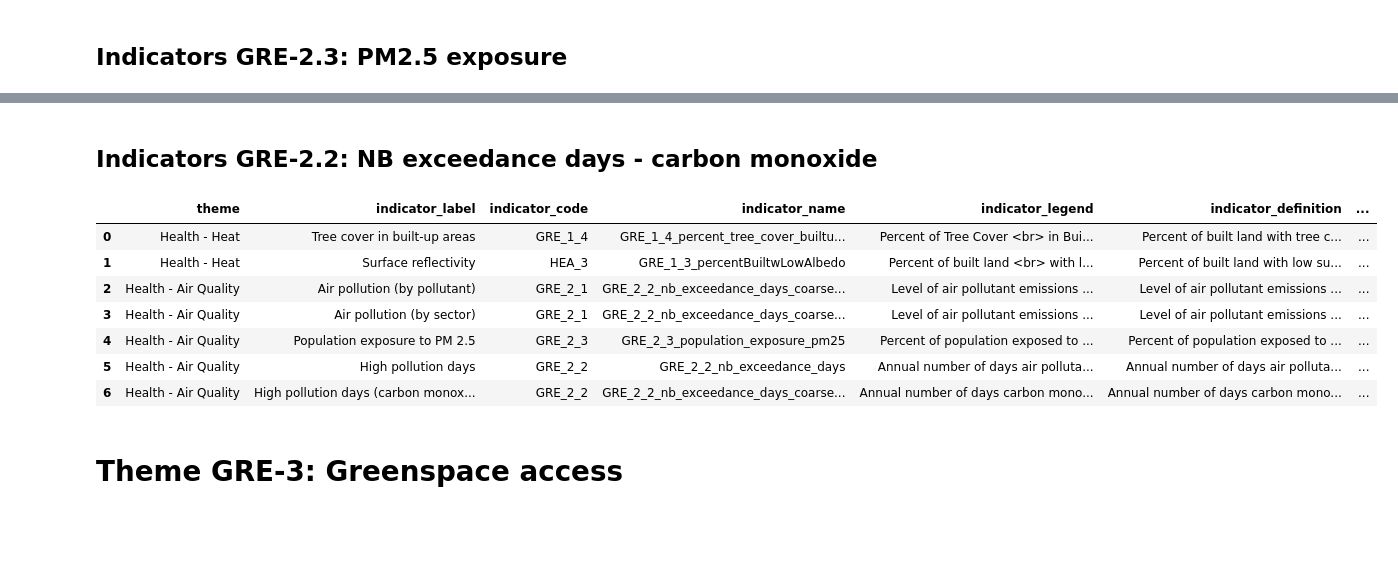
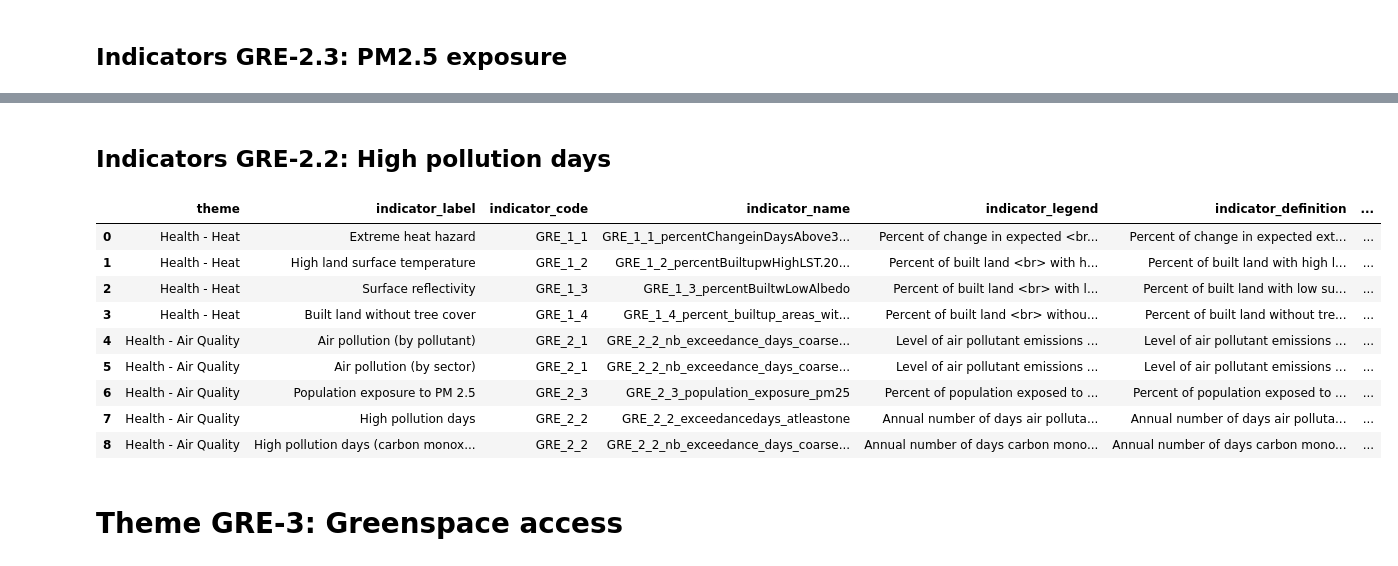
Before and after one commit to wri/cities-cities4forests-indicators, a Jupyter notebook: scripts/define-indicators.ipynb, the cells around one changed output, grey strips where cells are left out. Drawn from its saved outputs; the diff is of its cells as text; code cells hidden in the pictures; blank space fills up the shorter version.

Commit message:
GRE 2-2 High pollution days

```diff
--- a/scripts/define-indicators.ipynb
+++ b/scripts/define-indicators.ipynb
@@ -50,7 +53,7 @@ indicators_definitions
 # %%
 indicators_definitions = indicators_definitions.append({'theme' : 'Health - Heat',
                                                         'indicator_label' : 'Surface reflectivity',
-                                                        'indicator_code' : 'HEA_3',
+                                                        'indicator_code' : 'GRE_1_3',
                                                         'indicator_name' : 'GRE_1_3_percentBuiltwLowAlbedo',
                                                         'indicator_legend': 'Percent of built land <br> with low surface reflectivity (%)',
                                                        'indicator_definition' : 'Percent of built land with low surface reflectivity (below 0.2 albedo)',
@@ -65,0 +72,27 @@ indicators_definitions
+# %%
+# Tree cover in built-up areas
+# indicators_definitions = indicators_definitions.append({'theme' : 'Health - Heat',
+#                                                         'indicator_label' : 'Tree cover in built-up areas',
+#                                                         'indicator_code' : 'GRE_1_4',
+#                                                         'indicator_name' : 'GRE_1_4_percent_tree_cover_builtup_areas',
+#                                                         'indicator_legend': 'Percent of Tree Cover <br> in Built Land (%)',
+#                                                        'indicator_definition' : 'Percent of built land with tree cover',
+#                                                        'data_sources' : 'Tree Mosaic Land, ESA World Cover',
+#                                                        'importance' : 'This indicator can identify areas of a city without significant tree cover and therefore lacking in shade and evapotranspiration that can reduce local heat. Areas with low tree cover may be candidates in which to install measures--such as trees, other vegetation, or solar reflective roofs and pavements--that will reduce the heat retained locally or otherwise cool the immediate area.',
+#                                                        'methods' : 'This indicator uses 10-meter resolution tree cover data for 2020 from the Trees in Mosaic Landscapes dataset as retrieved from Earth Engine. Percent tree cover for each pixel of built land are derived using the built-up class from ESA WorldCover as a mask. '},
+#                                                        ignore_index = True)
+
+# Percent of built land without tree cover
+
+indicators_definitions = indicators_definitions.append({'theme' : 'Health - Heat',
+                                                        'indicator_label' : 'Built land without tree cover',
+                                                        'indicator_code' : 'GRE_1_4',
+                                                        'indicator_name' : 'GRE_1_4_percent_builtup_areas_without_tree_cover',
+                                                        'indicator_legend': 'Percent of built land <br> without tree cover (%)',
+                                                       'indicator_definition' : 'Percent of built land without tree cover',
+                                                       'data_sources' : 'Tree Mosaic Land, ESA World Cover',
+                                                       'importance' : 'This indicator can identify areas of a city without significant tree cover and therefore lacking in shade and evapotranspiration that can reduce local heat. Areas with low tree cover may be candidates in which to install measures--such as trees, other vegetation, or solar reflective roofs and pavements--that will reduce the heat retained locally or otherwise cool the immediate area.',
+                                                       'methods' : 'This indicator uses 10-meter resolution tree cover data for 2020 from the <a href="https://resourcewatch.org/data/explore/Trees-in-Mosaic-Landscapes">Trees in Mosaic Landscapes dataset</a> as retrieved from Earth Engine. Tree cover for each pixel of built land is derived using the built-up class from <a href="https://developers.google.com/earth-engine/datasets/catalog/ESA_WorldCover_v100">ESA WorldCover</a> as a mask of non-zero tree cover pixels. The number of built pixels with tree cover and all built pixels are counted and divided to calculate percent of built land with tree cover. This value for percent tree cover is then inverted to derive a value for percent of built-up land without tree cover.'},
+                                                       ignore_index = True)
+
+indicators_definitions
@@ -122,50 +165,43 @@ indicators_definitions
 # %% [markdown]
-## Indicators GRE-2.2: NB exceedance days - carbon monoxide
+## Indicators GRE-2.2: High pollution days
 # %%
-# indicators_definitions = indicators_definitions.append({'theme' : 'Health - Air Quality',
-#                                                         'indicator_label' : 'Nb days air pollution (carbon monoxide)',
-#                                                         'indicator_code' : 'GRE_2_2',
-#                                                         'indicator_name' : 'GRE_2_2_nb_exceedance_days_carbon_monoxide',
-#                                                         'indicator_legend': 'Nb days exccedance standard </br> carbon monoxide',
-#                                                        'indicator_definition' : 'Number of days with concentration in Carbon Monoxide higher than WHO standard',
-#                                                        'data_sources' : 'CAMS',
-#                                                        'importance' : '',
-#                                                        'methods' : ''},
-#                                                        ignore_index = True)
-# indicators_definitions
+
 
 indicators_definitions = indicators_definitions.append({'theme' : 'Health - Air Quality',
                                                         'indicator_label' : 'High pollution days',
                                                         'indicator_code' : 'GRE_2_2',
-                                                        'indicator_name' : 'GRE_2_2_nb_exceedance_days',
+                                                        # 'indicator_name' : 'GRE_2_2_nb_exceedance_days',
+                                                        'indicator_name' : 'GRE_2_2_exceedancedays_atleastone',
                                                         'indicator_legend': 'Annual number of days air pollutants <br> are above WHO air quality standards',
                                                        'indicator_definition' : 'Annual number of days air pollutants are above WHO air quality standards',
                                                        'data_sources' : 'CAMS, WHO',
                                                        'importance' : 'Exposure to high concentrations of air pollutants increases the probability of developing serious health conditions, reduced lung function, increased susceptibility to respiratory infections, and aggravated asthma. Long-term exposure increases the probability of developing chronic conditions like stroke-susceptibility, heart disease, and cancer. This indicator can help public health officials determine which air pollutants are present at levels dangerous to human health, and for how many days each year the population is exposed to them.',
                                                        'methods' : 'Our data come from <a href="https://www.ecmwf.int/en/forecasts/dataset/cams-global-reanalysis">the CAMS Global Reanalysis EAC4 dataset</a> of the Copernicus Atmosphere Monitoring Service (CAMS), which combines satellite monitoring of pollutant concentrations with atmospheric modeling to estimate concentrations near the earth surface. The EAC4 data are provided at approximately 80 km spatial resolution. We report the number of days each city was estimated in 2020 to have a near-surface concentration of air pollutants that exceeds <a href="https://www.who.int/publications/i/item/9789240034228">the World Health Organization 2021 standards for outdoor air pollutants</a>. The pollutants and standards are: <ul><li>Nitrogen dioxide (NO2): 25 µg/m3 24-hour average</li><li>Sulfur dioxide (SO2): 40 µg/m3 24-hour average</li><li>Ozone (O3): 100 µg/m3 8-hour average (For the ozone calculations, we used data for the 9-hour window 6am-3pm)</li><li>Fine particulate matter (PM2.5): 15 µg/m3 24-hour average</li><li>Coarse particulate matter (PM10): 45 µg/m3 24-hour average</li></ul>'},
                                                        ignore_index = True)
 indicators_definitions
 
 indicators_definitions = indicators_definitions.append({'theme' : 'Health - Air Quality',
                                                         'indicator_label' : 'High pollution days (carbon monoxide)',
                                                         'indicator_code' : 'GRE_2_2',
                                                         'indicator_name' : 'GRE_2_2_nb_exceedance_days_coarse_carbon_monoxide',
                                                         'indicator_legend': 'Annual number of days carbon monoxide <br> are above WHO air quality standards',
                                                        'indicator_definition' : 'Annual number of days carbon monoxide are above WHO air quality standards',
                                                        'data_sources' : 'CAMS, WHO',
                                                        'importance' : 'Exposure to high concentrations of air pollutants increases the probability of developing serious health conditions, reduced lung function, increased susceptibility to respiratory infections, and aggravated asthma. Long-term exposure increases the probability of developing chronic conditions like stroke-susceptibility, heart disease, and cancer. This indicator can help public health officials determine which air pollutants are present at levels dangerous to human health, and for how many days each year the population is exposed to them.',
                                                        'methods' : 'Our data come from <a href="https://www.ecmwf.int/en/forecasts/dataset/cams-global-reanalysis">the CAMS Global Reanalysis EAC4 dataset</a> of the Copernicus Atmosphere Monitoring Service (CAMS), which combines satellite monitoring of pollutant concentrations with atmospheric modeling to estimate concentrations near the earth surface. The EAC4 data are provided at approximately 80 km spatial resolution. We report the number of days each city was estimated in 2020 to have a near-surface concentration of air pollutants that exceeds <a href="https://www.who.int/publications/i/item/9789240034228">the World Health Organization 2021 standards for outdoor air pollutants</a>. The pollutants and standards are: <ul><li>Nitrogen dioxide (NO2): 25 µg/m3 24-hour average</li><li>Sulfur dioxide (SO2): 40 µg/m3 24-hour average</li><li>Ozone (O3): 100 µg/m3 8-hour average (For the ozone calculations, we used data for the 9-hour window 6am-3pm)</li><li>Fine particulate matter (PM2.5): 15 µg/m3 24-hour average</li><li>Coarse particulate matter (PM10): 45 µg/m3 24-hour average</li></ul>'},
                                                        ignore_index = True)
 indicators_definitions
 # %% [output]
 |  | theme | indicator_label | indicator_code | indicator_name | indicator_legend | indicator_definition | ... |
-| 0 | Health - Heat | Tree cover in built-up areas | GRE_1_4 | GRE_1_4_percent_tree_cover_builtu... | Percent of Tree Cover <br> in Bui... | Percent of built land with tree c... | ... |
-| 1 | Health - Heat | Surface reflectivity | HEA_3 | GRE_1_3_percentBuiltwLowAlbedo | Percent of built land <br> with l... | Percent of built land with low su... | ... |
-| 2 | Health - Air Quality | Air pollution (by pollutant) | GRE_2_1 | GRE_2_2_nb_exceedance_days_coarse... | Level of air pollutant emissions ... | Level of air pollutant emissions ... | ... |
-| 3 | Health - Air Quality | Air pollution (by sector) | GRE_2_1 | GRE_2_2_nb_exceedance_days_coarse... | Level of air pollutant emissions ... | Level of air pollutant emissions ... | ... |
-| 4 | Health - Air Quality | Population exposure to PM 2.5 | GRE_2_3 | GRE_2_3_population_exposure_pm25 | Percent of population exposed to ... | Percent of population exposed to ... | ... |
-| 5 | Health - Air Quality | High pollution days | GRE_2_2 | GRE_2_2_nb_exceedance_days | Annual number of days air polluta... | Annual number of days air polluta... | ... |
-| 6 | Health - Air Quality | High pollution days (carbon monox... | GRE_2_2 | GRE_2_2_nb_exceedance_days_coarse... | Annual number of days carbon mono... | Annual number of days carbon mono... | ... |
+| 0 | Health - Heat | Extreme heat hazard | GRE_1_1 | GRE_1_1_percentChangeinDaysAbove3... | Percent of change in expected <br... | Percent of change in expected ext... | ... |
+| 1 | Health - Heat | High land surface temperature | GRE_1_2 | GRE_1_2_percentBuiltupwHighLST.20... | Percent of built land <br> with h... | Percent of built land with high l... | ... |
+| 2 | Health - Heat | Surface reflectivity | GRE_1_3 | GRE_1_3_percentBuiltwLowAlbedo | Percent of built land <br> with l... | Percent of built land with low su... | ... |
+| 3 | Health - Heat | Built land without tree cover | GRE_1_4 | GRE_1_4_percent_builtup_areas_wit... | Percent of built land <br> withou... | Percent of built land without tre... | ... |
+| 4 | Health - Air Quality | Air pollution (by pollutant) | GRE_2_1 | GRE_2_2_nb_exceedance_days_coarse... | Level of air pollutant emissions ... | Level of air pollutant emissions ... | ... |
+| 5 | Health - Air Quality | Air pollution (by sector) | GRE_2_1 | GRE_2_2_nb_exceedance_days_coarse... | Level of air pollutant emissions ... | Level of air pollutant emissions ... | ... |
+| 6 | Health - Air Quality | Population exposure to PM 2.5 | GRE_2_3 | GRE_2_3_population_exposure_pm25 | Percent of population exposed to ... | Percent of population exposed to ... | ... |
+| 7 | Health - Air Quality | High pollution days | GRE_2_2 | GRE_2_2_exceedancedays_atleastone | Annual number of days air polluta... | Annual number of days air polluta... | ... |
+| 8 | Health - Air Quality | High pollution days (carbon monox... | GRE_2_2 | GRE_2_2_nb_exceedance_days_coarse... | Annual number of days carbon mono... | Annual number of days carbon mono... | ... |
 # %% [markdown]
 # Theme GRE-3: Greenspace access
 # %% [markdown]
```
Also changed, not shown: parts of 21 cells of this notebook, 2 other files.
